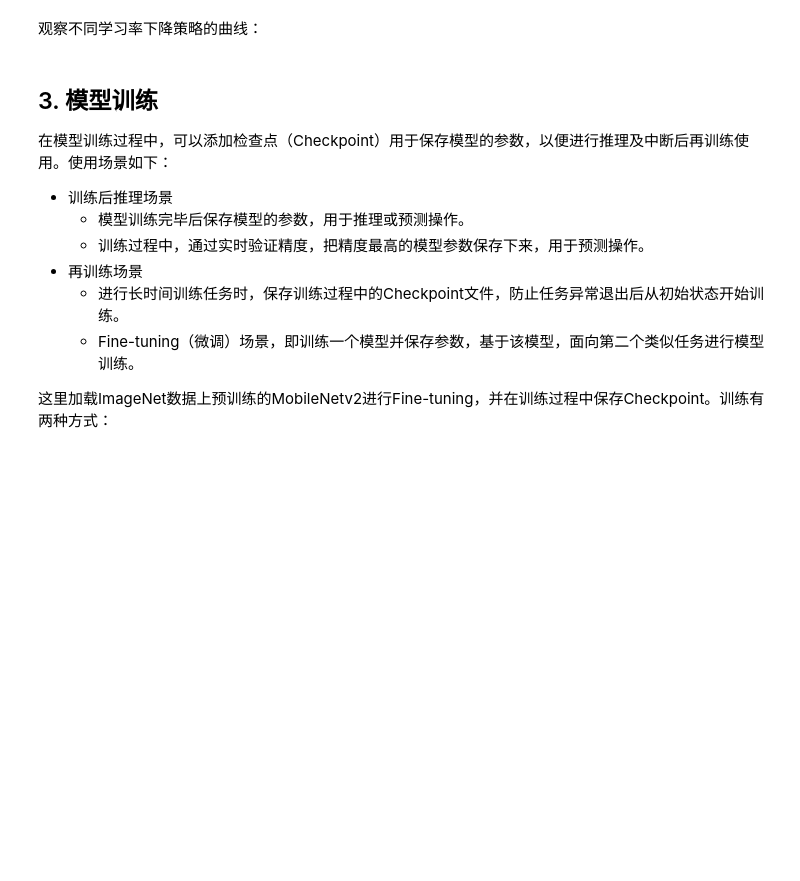
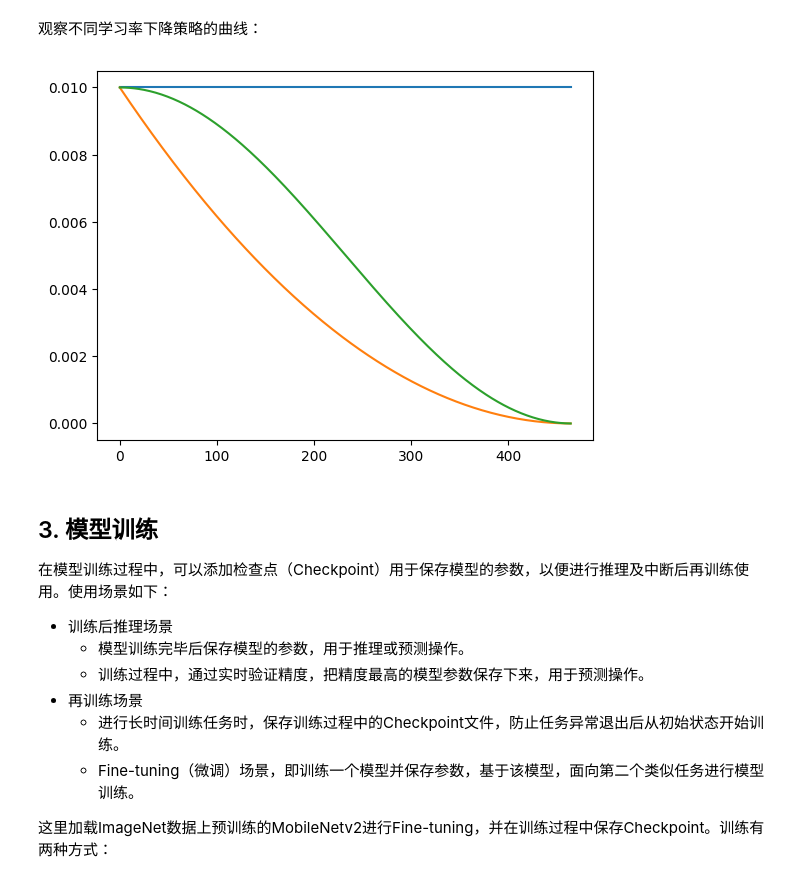
Before and after one commit to CodeTeamster/ai-homework, a Jupyter notebook: handwritting-garbage-classify/main.ipynb, the cells around one changed output. Saved outputs shown, nothing was run; the diff lists cells and outputs as text; code cells hidden in the pictures; blank space fills up the shorter version.

```diff
--- a/handwritting-garbage-classify/main.ipynb
+++ b/handwritting-garbage-classify/main.ipynb
@@ -59,10 +59,7 @@ MindSpore是最佳匹配Ascend（昇腾）芯片的开源AI计算框架，同时
 import math
 import numpy as np
 import os
-import cv2
 import random
-import shutil
-import time
 from matplotlib import pyplot as plt
 from easydict import EasyDict
 from PIL import Image
@@ -72,14 +69,12 @@ from mindspore import context
 from mindspore import nn
 from mindspore import Tensor
 from mindspore.train.model import Model
-from mindspore.train.serialization import load_checkpoint, save_checkpoint, export
-from mindspore.train.callback import Callback, LossMonitor, ModelCheckpoint, CheckpointConfig
+from mindspore.train.serialization import load_checkpoint, save_checkpoint
 
 from src_mindspore.dataset import create_dataset # 数据处理脚本
 from src_mindspore.mobilenetv2 import MobileNetV2Backbone, mobilenet_v2 # 模型定义脚本
 
 os.environ['GLOG_v'] = '2' # Log Level = Error
 has_gpu = (os.system('command -v nvidia-smi') == 0)
-print('Excuting with', 'GPU' if has_gpu else 'CPU', '.')
-context.set_context(mode=context.GRAPH_MODE, device_target='GPU' if has_gpu else 'CPU')
+context.set_context(mode=context.GRAPH_MODE, device_target='CPU')
 # %% [output]
@@ -107,17 +101,19 @@ inverted = {0: 'Plastic Bottle', 1: 'Hats', 2: 'Newspaper', 3: 'Cans', 4: 'Glass
 
 # 训练超参
 config = EasyDict({
-    "num_classes": 26, # 分类数，即输出层的维度
-    "reduction": 'mean', # mean, max, Head部分池化采用的方式
+    "num_classes": 26,          # 分类数，即输出层的维度
+    "reduction": 'mean',        # mean, max, Head部分池化采用的方式
     "image_height": 224,
     "image_width": 224,
-    "batch_size": 24, # 鉴于CPU容器性能，太大可能会导致训练卡住
+    "batch_size": 32,           # 24
     "eval_batch_size": 10,
-    "epochs": 4, # 请尝试修改以提升精度
-    "lr_max": 0.01, # 请尝试修改以提升精度
-    "decay_type": 'constant', # 请尝试修改以提升精度
-    "momentum": 0.8, # 请尝试修改以提升精度
-    "weight_decay": 3.0, # 请尝试修改以提升精度
+    "dropout_rate": 0.5,
+    "epochs": 100,              # 4
+    "lr_max": 0.01,            # 0.01
+    "warmup_steps": 0,
+    "decay_type": 'cosine',     # 'constant'
+    "momentum": 0.9,            # '0.8'
+    "weight_decay": 1e-4,       # '3.0'
     "dataset_path": "./datasets/5fbdf571c06d3433df85ac65-momodel/garbage_26x100",
     "features_path": "./results/garbage_26x100_features", # 临时目录，保存冻结层Feature Map，可随时删除
     "class_index": index,
@@ -125,7 +121,6 @@ config = EasyDict({
     "save_ckpt_path": './results/ckpt_mobilenetv2',
     "pretrained_ckpt": './src_mindspore/mobilenetv2-200_1067_cpu_gpu.ckpt',
     "export_path": './results/mobilenetv2.mindir'
-
 })
 # %% [markdown]
 展示部分处理后的数据
@@ -157,7 +158,14 @@ plt.show()
 
 这里实现cosine decay和square decay下降策略。
 # %%
-def build_lr(total_steps, lr_init=0.0, lr_end=0.0, lr_max=0.1, warmup_steps=0, decay_type='cosine'):
+def build_lr(
+    total_steps,
+    lr_init=0.0,
+    lr_end=0.0,
+    lr_max=0.1,
+    warmup_steps=0,
+    decay_type='cosine'
+):
     """
     Applies cosine decay to generate learning rate array.
 
@@ -194,10 +202,12 @@ def build_lr(total_steps, lr_init=0.0, lr_end=0.0, lr_max=0.1, warmup_steps=0, d
 观察不同学习率下降策略的曲线：
 # %%
 steps = 5*93
-plt.plot(range(steps), build_lr(steps, lr_max=0.1, decay_type='constant'))
-plt.plot(range(steps), build_lr(steps, lr_max=0.1, decay_type='square'))
-plt.plot(range(steps), build_lr(steps, lr_max=0.1, decay_type='cosine'))
+plt.plot(range(steps), build_lr(steps, lr_max=config.lr_max, decay_type='constant'))
+plt.plot(range(steps), build_lr(steps, lr_max=config.lr_max, decay_type='square'))
+plt.plot(range(steps), build_lr(steps, lr_max=config.lr_max, decay_type='cosine'))
 plt.show()
+# %% [output]
+[figure, added]
 # %% [markdown]
 ## 3. 模型训练
 
```
Also changed, not shown: parts of 9 cells of this notebook, 2 other files.
